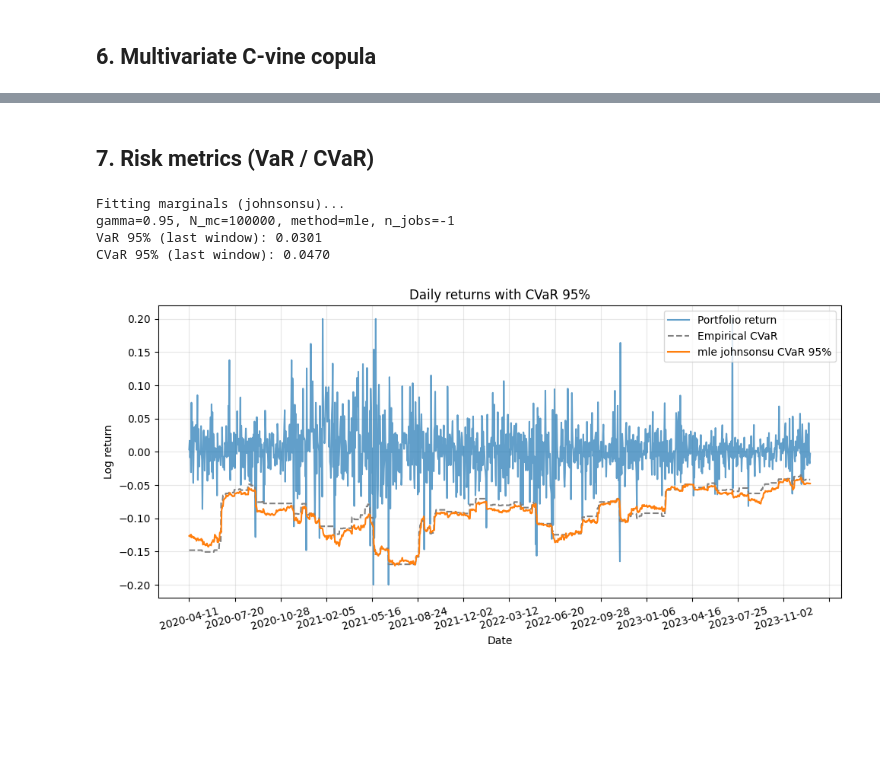
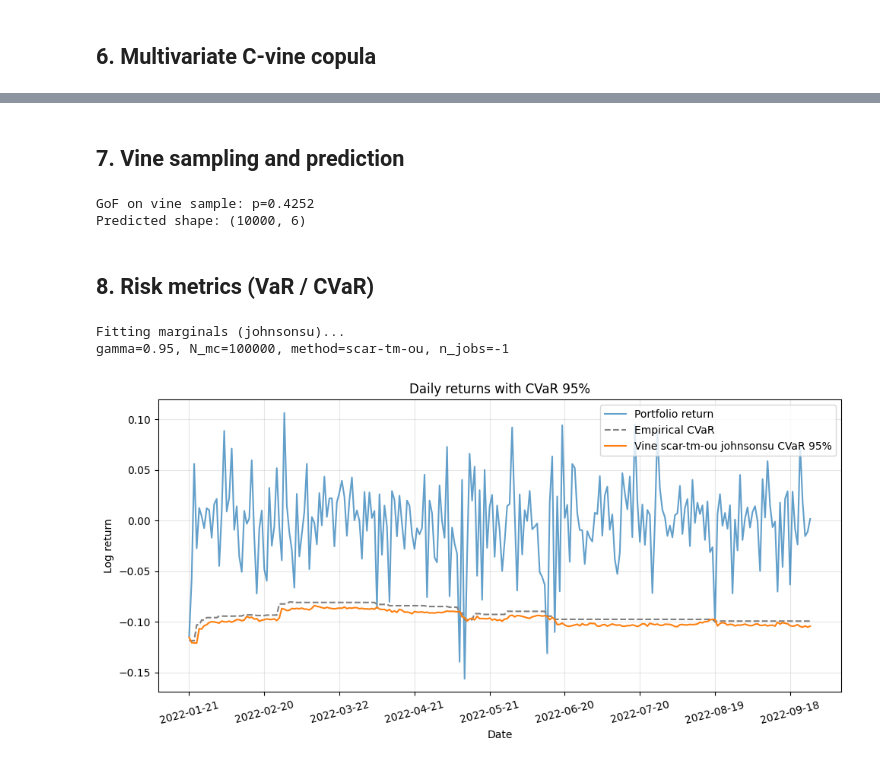
Before and after one commit to AANovokhatskiy/pyscarcopula, a Jupyter notebook: example.ipynb, the cells around one changed output, grey strips where cells are left out. Cells and saved outputs as stored; diff of their text form; code cells hidden in the pictures; blank space fills up the shorter version.

Commit message:
sampling fix

```diff
--- a/example.ipynb
+++ b/example.ipynb
@@ -164,74 +168,83 @@ C-vine SCAR-TM           921.88       0.8873
 Student-t                764.42       0.0001
 Gaussian                 761.00       0.0000
+# %% [markdown]
+## 7. Vine sampling and prediction
+# %%
+# Vine model validation
+v6 = vine.sample(2000)
+v6_pobs = pobs(v6)
+gof_v6 = gof_test(vine, v6_pobs, to_pobs=False)
+print(f'GoF on vine sample: p={gof_v6.pvalue:.4f}')
+
+# Vine prediction
+u_pred_6d = vine.predict(10000, u=u_6d)
+print(f'Predicted shape: {u_pred_6d.shape}')
+# %% [output]
+GoF on vine sample: p=0.4252
+Predicted shape: (10000, 6)
 # %% [markdown]
-## 7. Risk metrics (VaR / CVaR)
+## 8. Risk metrics (VaR / CVaR)
 # %%
 from pyscarcopula.contrib.risk_metrics import risk_metrics
 
 d = len(tickers_6d)
-returns_6d_full = np.log(crypto_prices[tickers_6d] / crypto_prices[tickers_6d].shift(1))[1:]
+returns_6d = np.log(
+    crypto_prices[tickers_6d] / crypto_prices[tickers_6d].shift(1))[501:1001]
 
-gamma = [0.95]
-window_len = 100
-MC_iterations = [100_000]
-method = 'mle'
+gamma = 0.95
+window_len = 250
+MC_iterations = 100_000
+method = 'scar-tm-ou'
 marginals_method = 'johnsonsu'
 
-result_risk = risk_metrics(
-    vine,
-    returns_6d_full.values,
-    window_len,
-    gamma,
-    MC_iterations,
+result_rm = risk_metrics(
+    CVineCopula(),
+    returns_6d.values,
+    window_len = window_len,
+    gamma = gamma, N_mc = MC_iterations,
     marginals_method = marginals_method,
     method = method,
-    optimize_portfolio=False,
-    portfolio_weight=np.ones(d) / d,
-    n_jobs=-1,
+    optimize_portfolio = False,
+    portfolio_weight = np.ones(d) / d,
+    n_jobs = -1 # parallel computing
 )
-
-var = result_risk[0.95][100_000]['var']
-cvar = result_risk[0.95][100_000]['cvar']
-print(f'VaR 95% (last window): {var[-1]:.4f}')
-print(f'CVaR 95% (last window): {cvar[-1]:.4f}')
 # %% [output]
 Fitting marginals (johnsonsu)...
-gamma=0.95, N_mc=100000, method=mle, n_jobs=-1
-VaR 95% (last window): 0.0301
-CVaR 95% (last window): 0.0470
+gamma=0.95, N_mc=100000, method=scar-tm-ou, n_jobs=-1
 # %%
+from matplotlib import pyplot as plt
 from pyscarcopula.contrib.empirical import cvar_emp_window
 import matplotlib.ticker as plticker
 
-returns_pd_6d = np.log(crypto_prices[tickers_6d] / crypto_prices[tickers_6d].shift(1))[1:]
-weight = result_risk[gamma[0]][MC_iterations[0]]['weight']
+weight = result_rm[gamma][MC_iterations]['weight']
 
-pd_cvar_95 = pd.Series(
-    data=-result_risk[gamma[0]][MC_iterations[0]]['cvar'],
-    index=returns_pd_6d.index
+pd_cvar = pd.Series(
+    data = -result_rm[gamma][MC_iterations]['cvar'],
+    index = returns_6d.index
 ).shift(1)
 
-daily_returns = ((np.exp(returns_pd_6d) - 1) * weight).sum(axis=1)
-cvar_emp = cvar_emp_window(daily_returns.values, 1 - gamma[0], window_len)
+
+daily_returns = ((np.exp(returns_6d) - 1) * weight).sum(axis=1)
+cvar_emp = cvar_emp_window(daily_returns.values, 1 - gamma, window_len)
 
 i1 = window_len
-i2 = len(returns_6d_full) - 1
+i2 = len(returns_6d) - 1
 
 fig, ax = plt.subplots(figsize=(10, 5))
-loc = plticker.MultipleLocator(base=100.0)
+loc = plticker.MultipleLocator(base=30.0)
 
-ax.plot(np.clip(daily_returns, -0.2, 0.2)[i1:i2], label='Portfolio return', alpha=0.7)
+ax.plot(np.clip(daily_returns, -20.2, 20.2)[i1:i2], label='Portfolio return', alpha=0.7)
 ax.plot(cvar_emp[i1:i2], label='Empirical CVaR', linestyle='dashed', color='gray')
-ax.plot(pd_cvar_95[i1:i2], label=f'{method} {marginals_method} CVaR 95%')
+ax.plot(pd_cvar[i1:i2], label=f'Vine {method} {marginals_method} CVaR 95%')
 
 ax.set_title('Daily returns with CVaR 95%')
 ax.xaxis.set_major_locator(loc)
 ax.set_xlabel('Date')
 ax.set_ylabel('Log return')
 ax.tick_params(axis='x', labelrotation=15)
 ax.grid(True, alpha=0.3)
 ax.legend(loc='upper right')
 plt.tight_layout()
 plt.show()
 # %% [output]
-[figure, old version]
+[figure, new version]
```
Also changed, not shown: parts of 13 cells of this notebook, 20 other files.
